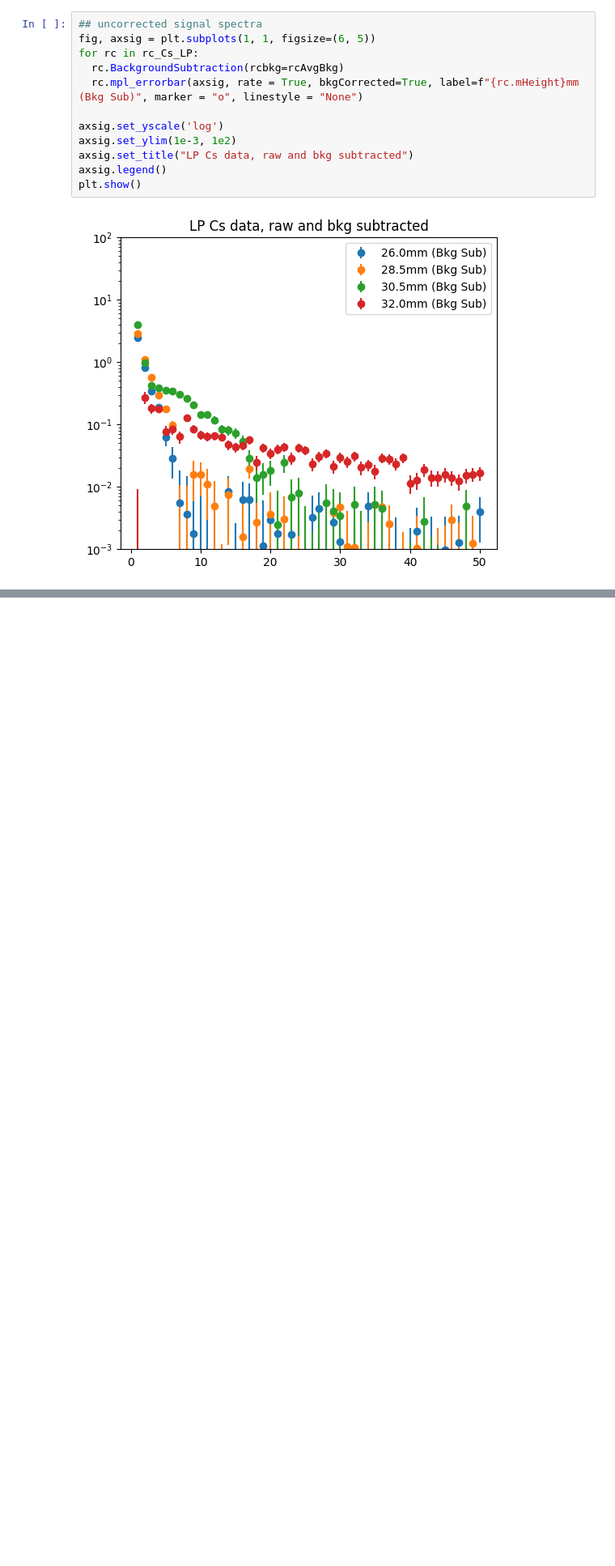
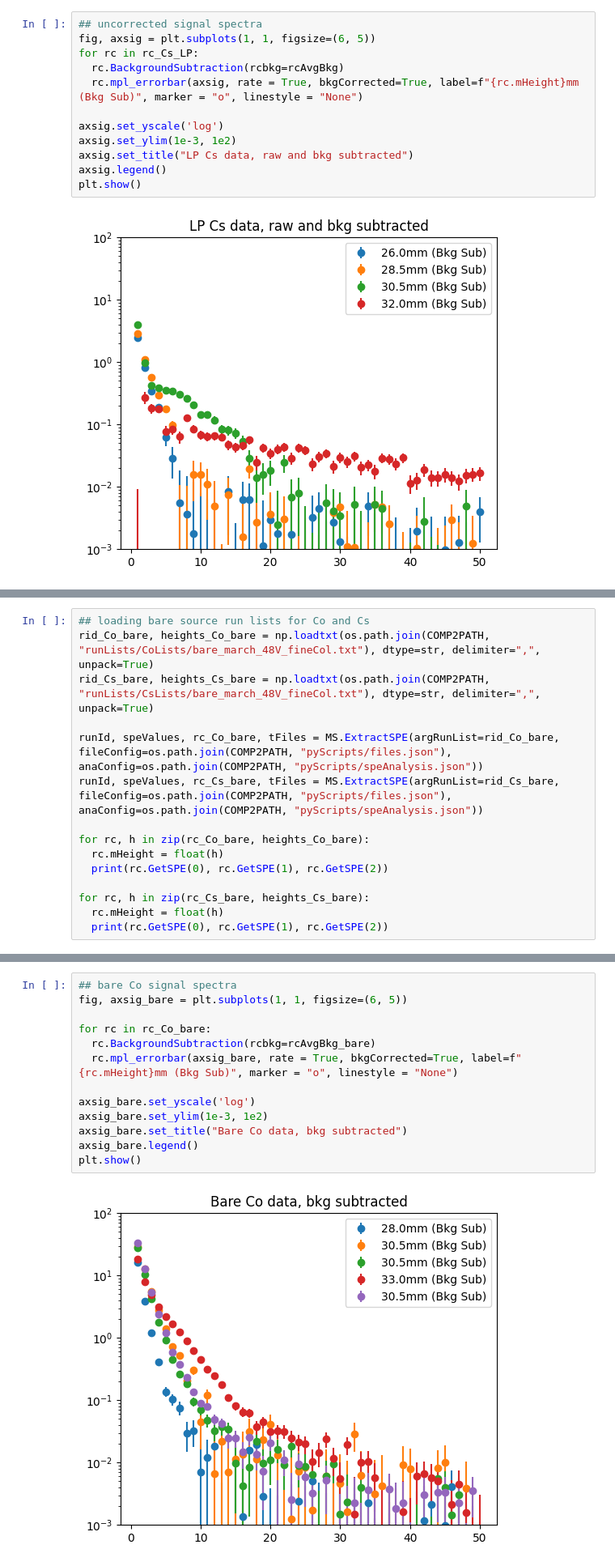
Before and after one commit to austindsc/cf4_analysisPipeline, a Jupyter notebook: comp2/DataAnalysis/all_spectra.ipynb, the cells around one changed output, grey strips where cells are left out. Shown at 81% size. Drawn from its saved outputs; the diff is of its cells as text; blank space fills up the shorter version.

```diff
--- a/comp2/DataAnalysis/all_spectra.ipynb
+++ b/comp2/DataAnalysis/all_spectra.ipynb
@@ -334,0 +443,15 @@ plt.show()
+# %%
+## loading bare source run lists for Co and Cs
+rid_Co_bare, heights_Co_bare = np.loadtxt(os.path.join(COMP2PATH, "runLists/CoLists/bare_march_48V_fineCol.txt"), dtype=str, delimiter=",", unpack=True)
+rid_Cs_bare, heights_Cs_bare = np.loadtxt(os.path.join(COMP2PATH, "runLists/CsLists/bare_march_48V_fineCol.txt"), dtype=str, delimiter=",", unpack=True)
+
+runId, speValues, rc_Co_bare, tFiles = MS.ExtractSPE(argRunList=rid_Co_bare, fileConfig=os.path.join(COMP2PATH, "pyScripts/files.json"), anaConfig=os.path.join(COMP2PATH, "pyScripts/speAnalysis.json"))
+runId, speValues, rc_Cs_bare, tFiles = MS.ExtractSPE(argRunList=rid_Cs_bare, fileConfig=os.path.join(COMP2PATH, "pyScripts/files.json"), anaConfig=os.path.join(COMP2PATH, "pyScripts/speAnalysis.json"))
+
+for rc, h in zip(rc_Co_bare, heights_Co_bare):
+  rc.mHeight = float(h)
+  print(rc.GetSPE(0), rc.GetSPE(1), rc.GetSPE(2))
+
+for rc, h in zip(rc_Cs_bare, heights_Cs_bare):
+  rc.mHeight = float(h)
+  print(rc.GetSPE(0), rc.GetSPE(1), rc.GetSPE(2))
@@ -334,0 +476,15 @@ plt.show()
+# %%
+## bare Co signal spectra
+fig, axsig_bare = plt.subplots(1, 1, figsize=(6, 5))
+
+for rc in rc_Co_bare:
+  rc.BackgroundSubtraction(rcbkg=rcAvgBkg_bare)
+  rc.mpl_errorbar(axsig_bare, rate = True, bkgCorrected=True, label=f"{rc.mHeight}mm (Bkg Sub)", marker = "o", linestyle = "None")
+
+axsig_bare.set_yscale('log')
+axsig_bare.set_ylim(1e-3, 1e2)
+axsig_bare.set_title("Bare Co data, bkg subtracted")
+axsig_bare.legend()
+plt.show()
+# %% [output]
+[figure, added]
```
Also changed, not shown: parts of 17 cells of this notebook, 13 other files.
